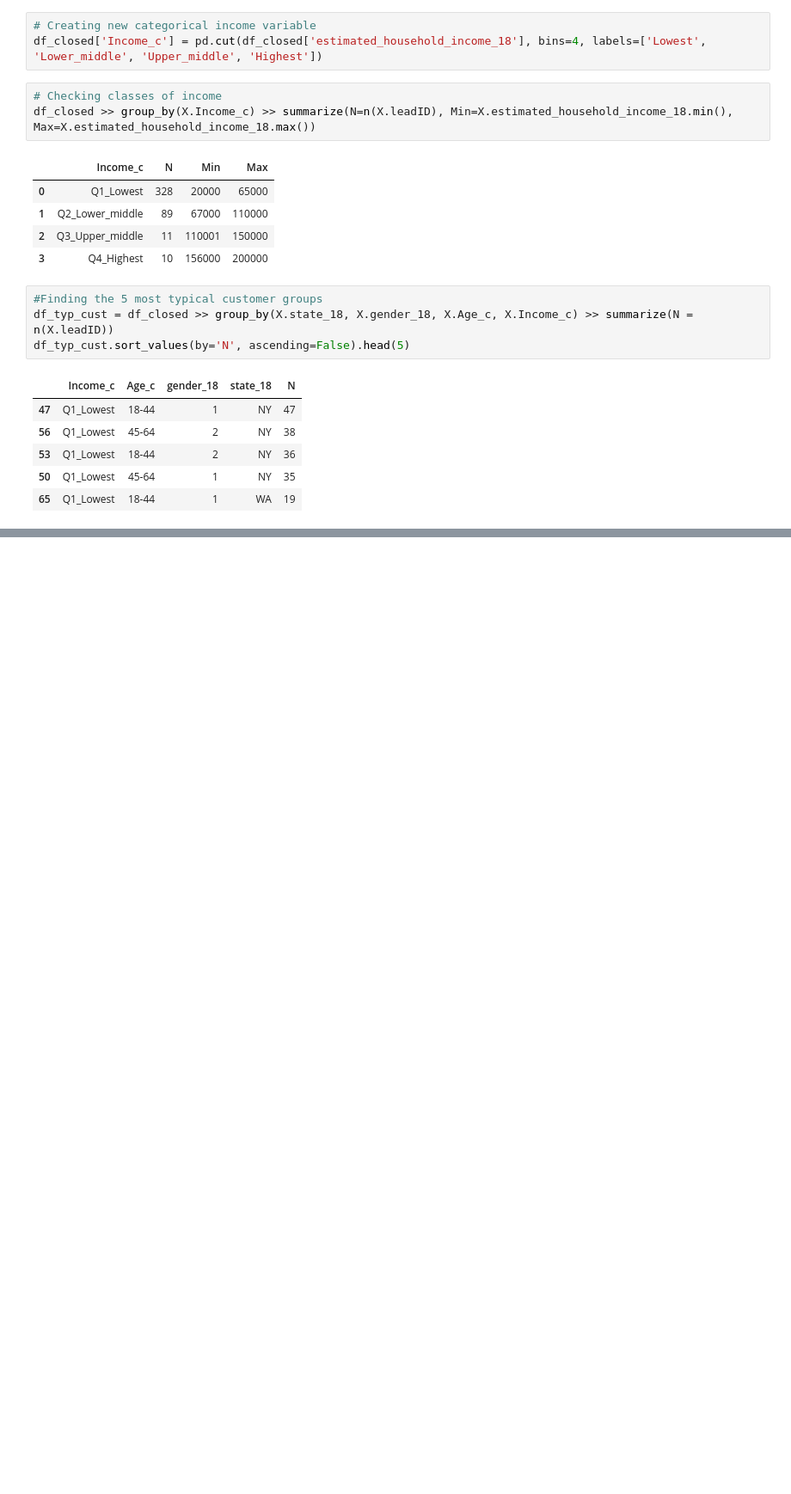
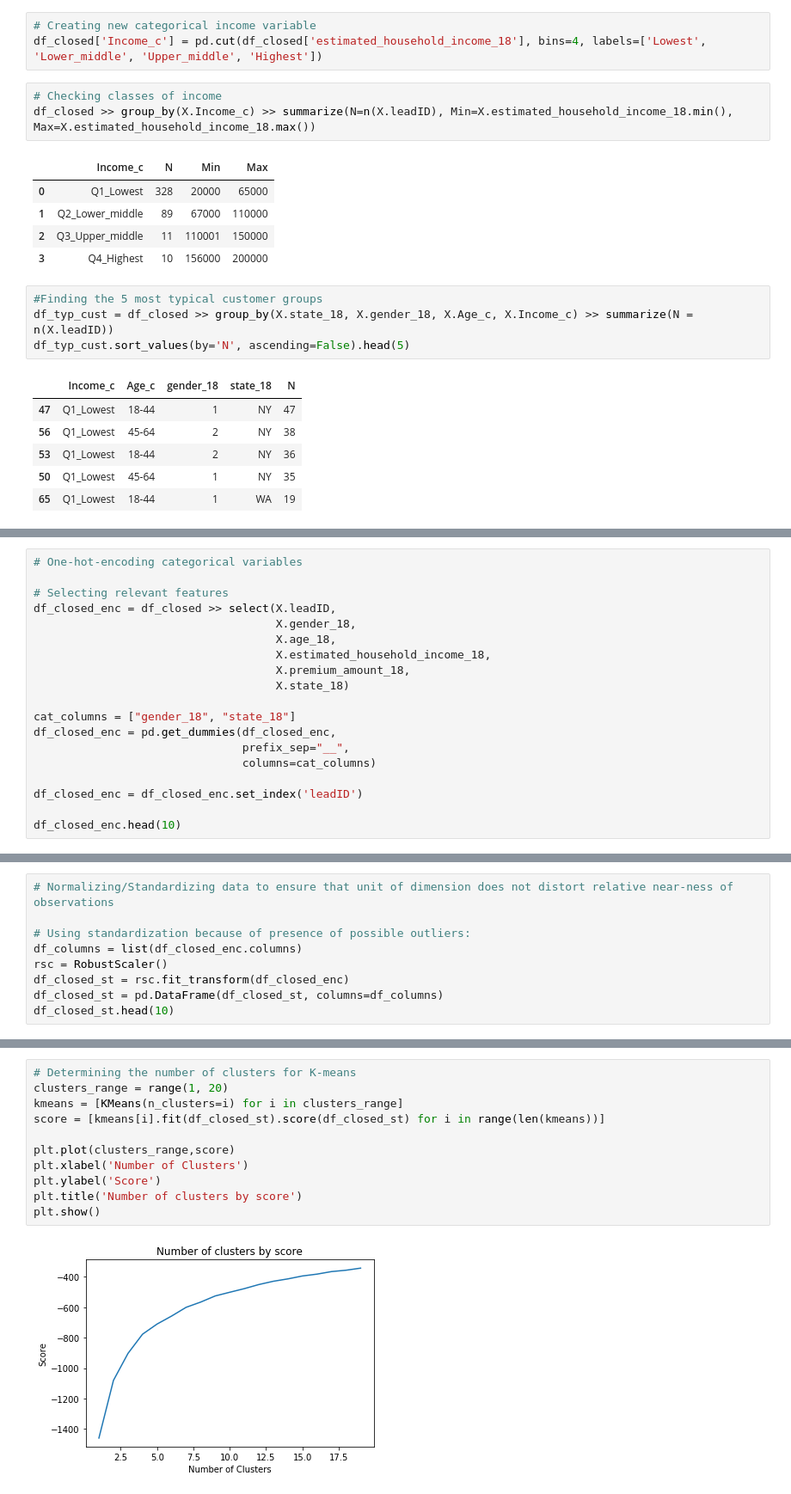
Before and after one commit to ZsoltNagy86/ABC_LLC_Leads, a Jupyter notebook: ABC_LLC_Leads.ipynb, the cells around one changed output, grey strips where cells are left out. Shown at 86% size. Cells and saved outputs as stored; diff of their text form; blank space fills up the shorter version.

```diff
--- a/ABC_LLC_Leads.ipynb
+++ b/ABC_LLC_Leads.ipynb
@@ -259,0 +272,19 @@ df_typ_cust.sort_values(by='N', ascending=False).head(5)
+# %%
+# One-hot-encoding categorical variables
+
+# Selecting relevant features
+df_closed_enc = df_closed >> select(X.leadID,
+                                    X.gender_18,
+                                    X.age_18,
+                                    X.estimated_household_income_18,
+                                    X.premium_amount_18,
+                                    X.state_18)
+
+cat_columns = ["gender_18", "state_18"]
+df_closed_enc = pd.get_dummies(df_closed_enc,
+                               prefix_sep="__",
+                               columns=cat_columns)
+
+df_closed_enc = df_closed_enc.set_index('leadID')
+
+df_closed_enc.head(10)
@@ -259,0 +305,9 @@ df_typ_cust.sort_values(by='N', ascending=False).head(5)
+# %%
+# Normalizing/Standardizing data to ensure that unit of dimension does not distort relative near-ness of observations
+
+# Using standardization because of presence of possible outliers:
+df_columns = list(df_closed_enc.columns)
+rsc = RobustScaler()
+df_closed_st = rsc.fit_transform(df_closed_enc)
+df_closed_st = pd.DataFrame(df_closed_st, columns=df_columns)
+df_closed_st.head(10)
@@ -259,0 +327,13 @@ df_typ_cust.sort_values(by='N', ascending=False).head(5)
+# %%
+# Determining the number of clusters for K-means
+clusters_range = range(1, 20)
+kmeans = [KMeans(n_clusters=i) for i in clusters_range]
+score = [kmeans[i].fit(df_closed_st).score(df_closed_st) for i in range(len(kmeans))]
+
+plt.plot(clusters_range,score)
+plt.xlabel('Number of Clusters')
+plt.ylabel('Score')
+plt.title('Number of clusters by score')
+plt.show()
+# %% [output]
+[figure, added]
```
Also changed, not shown: parts of 13 cells of this notebook, 2 other files.
